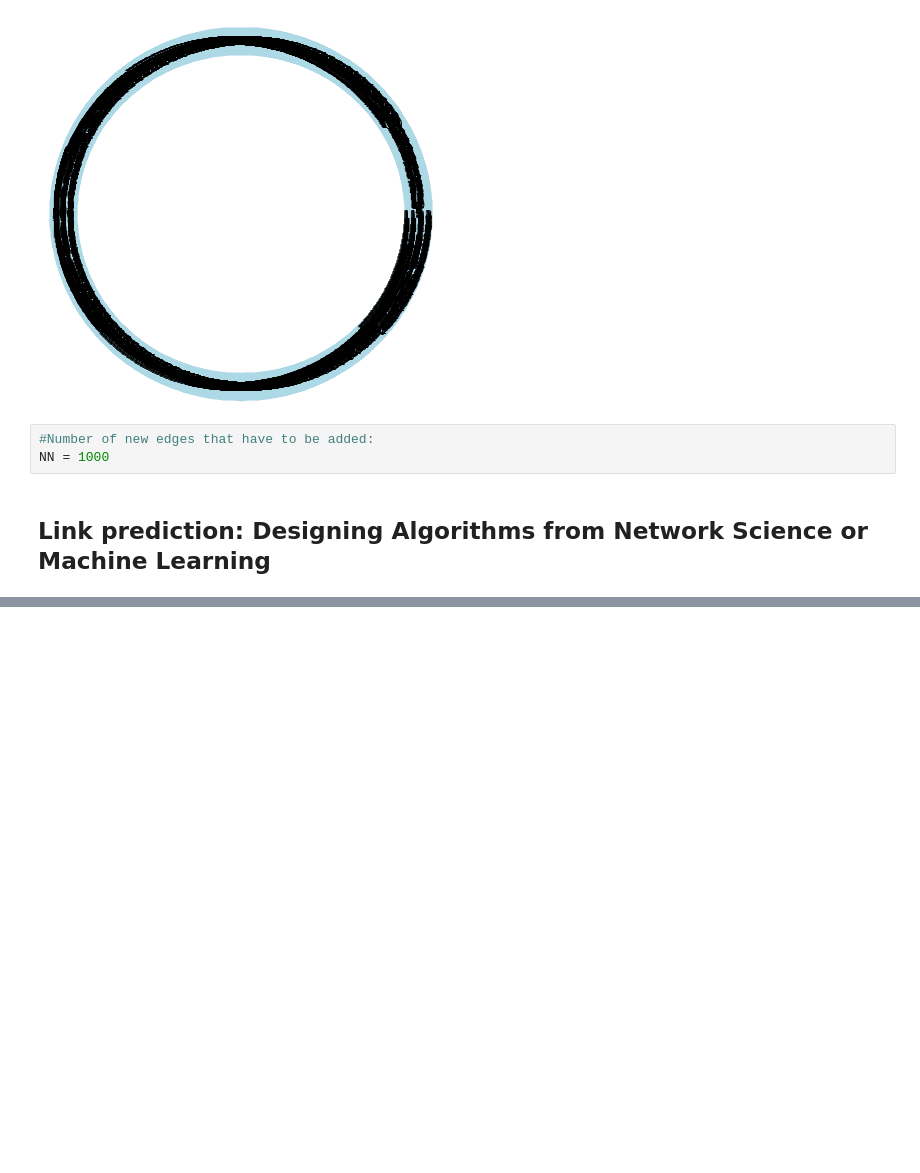
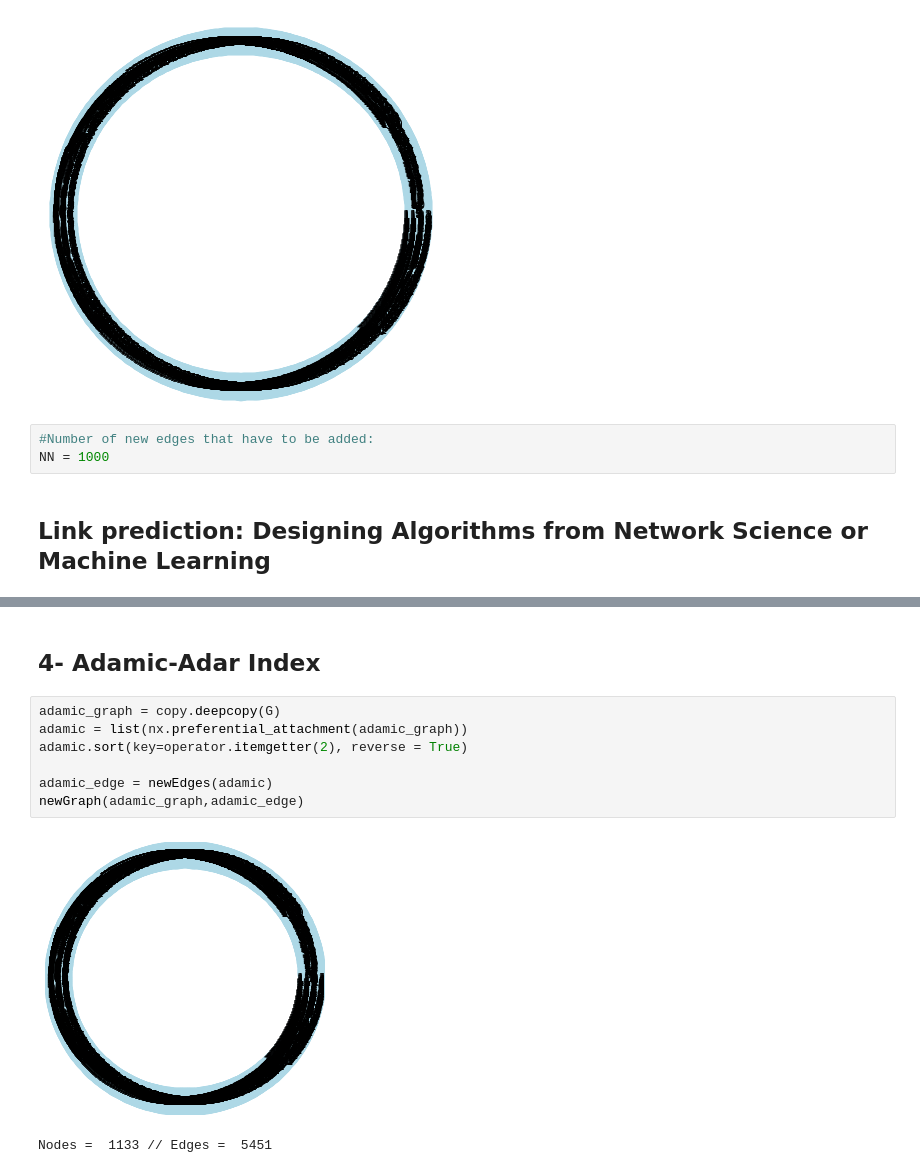
Before and after one commit to Tweeel/Link-prediction-for-social-networks, a Jupyter notebook: Link prediction for social networks.ipynb, the cells around one changed output, grey strips where cells are left out. Saved outputs shown, nothing was run; the diff lists cells and outputs as text; blank space fills up the shorter version.

```diff
--- a/Link prediction for social networks.ipynb
+++ b/Link prediction for social networks.ipynb
@@ -62,0 +112,12 @@ for i in range(1, G_nodes):
+# %% [markdown]
+## 4- Adamic-Adar Index
+# %%
+adamic_graph = copy.deepcopy(G)
+adamic = list(nx.preferential_attachment(adamic_graph))
+adamic.sort(key=operator.itemgetter(2), reverse = True)
+
+adamic_edge = newEdges(adamic)
+newGraph(adamic_graph,adamic_edge)
+# %% [output]
+[figure, added]
+Nodes =  1133 // Edges =  5451
```
Also changed, not shown: parts of 12 cells of this notebook.
